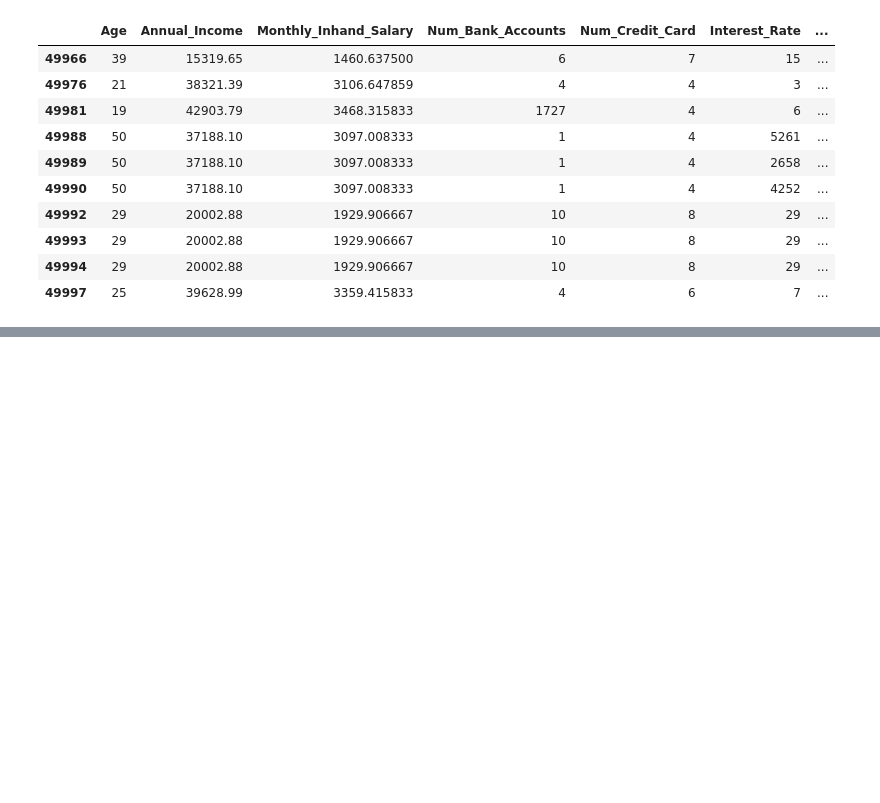
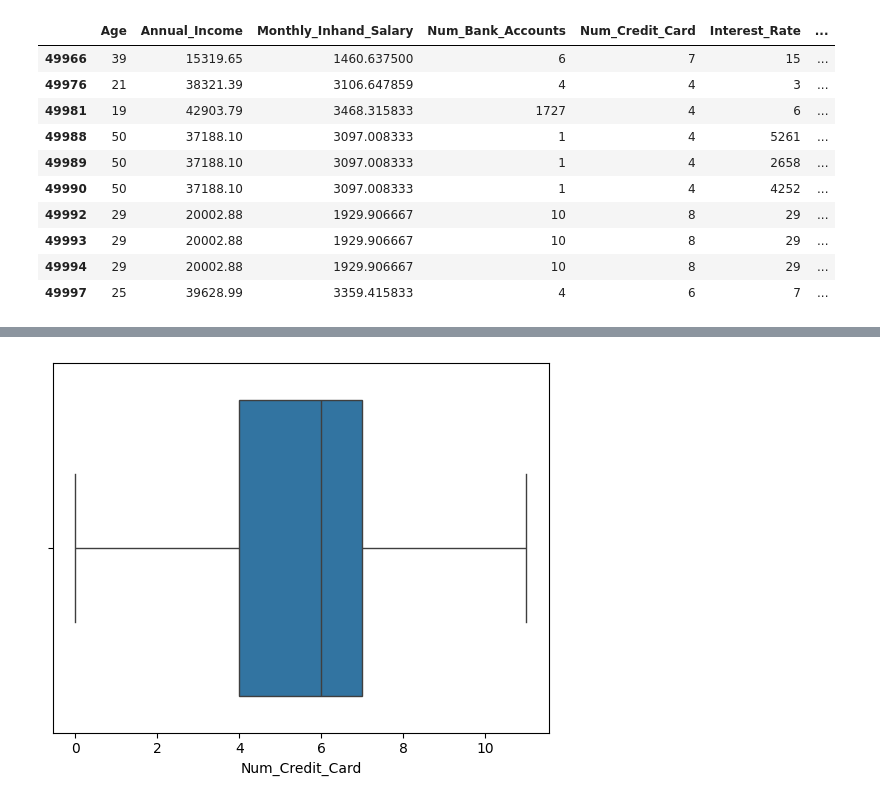
Before and after one commit to wessware/Credit_Risk_Analysis, a Jupyter notebook: credit_score_1.ipynb, the cells around one changed output, grey strips where cells are left out. Saved outputs shown, nothing was run; the diff lists cells and outputs as text; code cells hidden in the pictures; blank space fills up the shorter version.

```diff
--- a/credit_score_1.ipynb
+++ b/credit_score_1.ipynb
@@ -447,0 +480,7 @@ df.tail(10)
+# %%
+df = df[df['Num_Credit_Card'] <= 15]
+# %%
+sns.boxplot(x=df['Num_Credit_Card'])
+plt.show()
+# %% [output]
+[figure, added]
```
Also changed, not shown: parts of 12 cells of this notebook.
